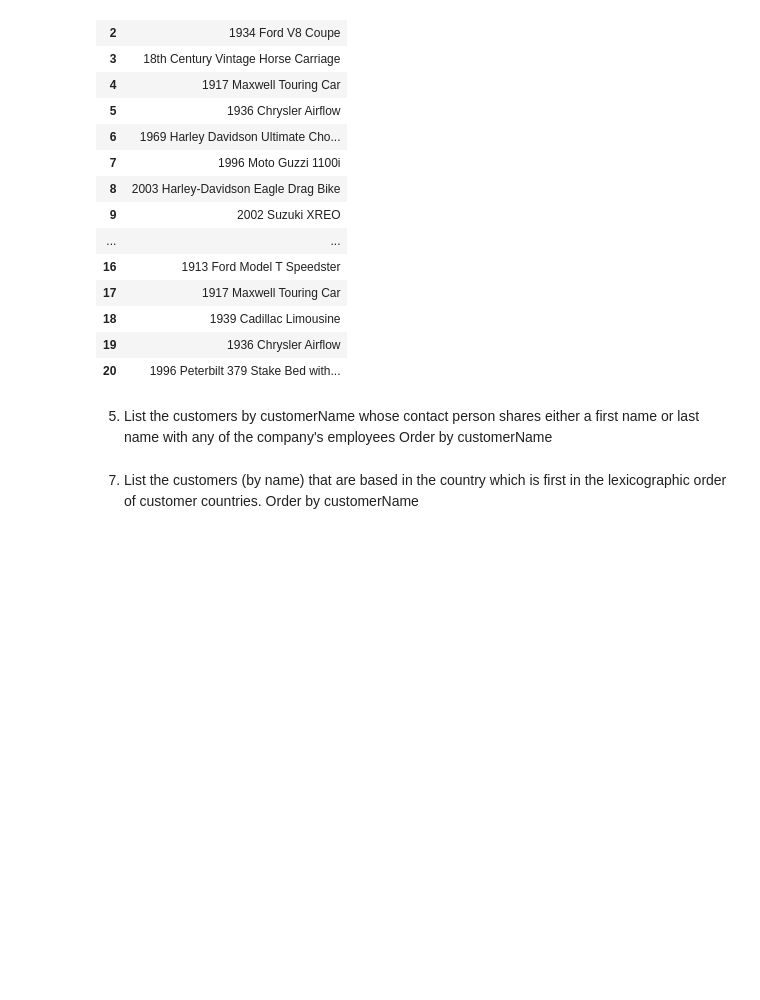
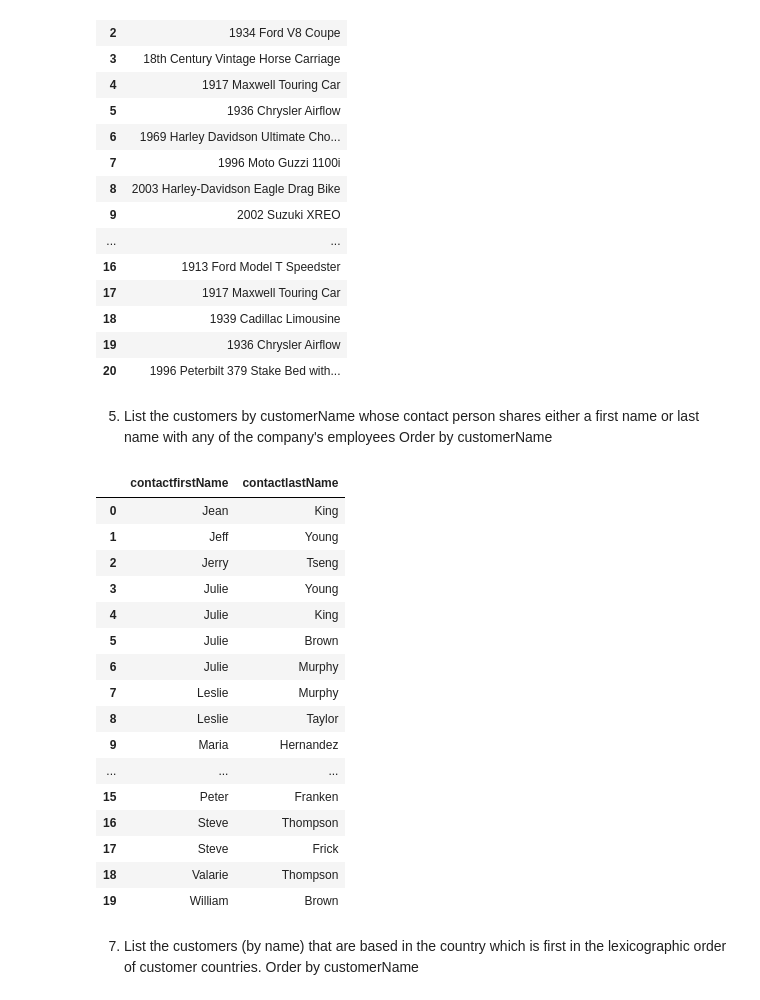
Before and after one commit to gywooo1/hbs-ds-060120, a Jupyter notebook: module-1/day~10-sql-2/sql-lab.ipynb, the cells around one changed output. Drawn from its saved outputs; the diff is of its cells as text; code cells hidden in the pictures; blank space fills up the shorter version.

```diff
--- a/module-1/day~10-sql-2/sql-lab.ipynb
+++ b/module-1/day~10-sql-2/sql-lab.ipynb
@@ -140,6 +140,33 @@ AND customers.customername = 'Mini Wheels Co.'
 | 20 | 1996 Peterbilt 379 Stake Bed with... |
 # %% [markdown]
 5. List the customers by customerName whose contact person shares either a first name or last name with any of the company's employees Order by customerName
+# %%
+pd.read_sql_query('''
+SELECT DISTINCT c.contactfirstName, c.contactlastName
+FROM customers c
+LEFT JOIN employees emp_first ON emp_first.firstName = c.contactFirstName
+LEFT JOIN employees emp_last ON emp_last.lastName = c.contactLastName
+WHERE NOT (emp_first.firstName IS NULL AND emp_last.lastName IS NULL)
+ORDER BY contactFirstName
+''', con)
+# %% [output]
+|  | contactfirstName | contactlastName |
+| 0 | Jean | King |
+| 1 | Jeff | Young |
+| 2 | Jerry | Tseng |
+| 3 | Julie | Young |
+| 4 | Julie | King |
+| 5 | Julie | Brown |
+| 6 | Julie | Murphy |
+| 7 | Leslie | Murphy |
+| 8 | Leslie | Taylor |
+| 9 | Maria | Hernandez |
+| ... | ... | ... |
+| 15 | Peter | Franken |
+| 16 | Steve | Thompson |
+| 17 | Steve | Frick |
+| 18 | Valarie | Thompson |
+| 19 | William | Brown |
 # %% [markdown]
 7. List the customers (by name) that are based in the country which is first in the lexicographic order of customer countries. Order by customerName
 # %% [markdown]
```
Also changed, not shown: parts of 2 cells of this notebook.
